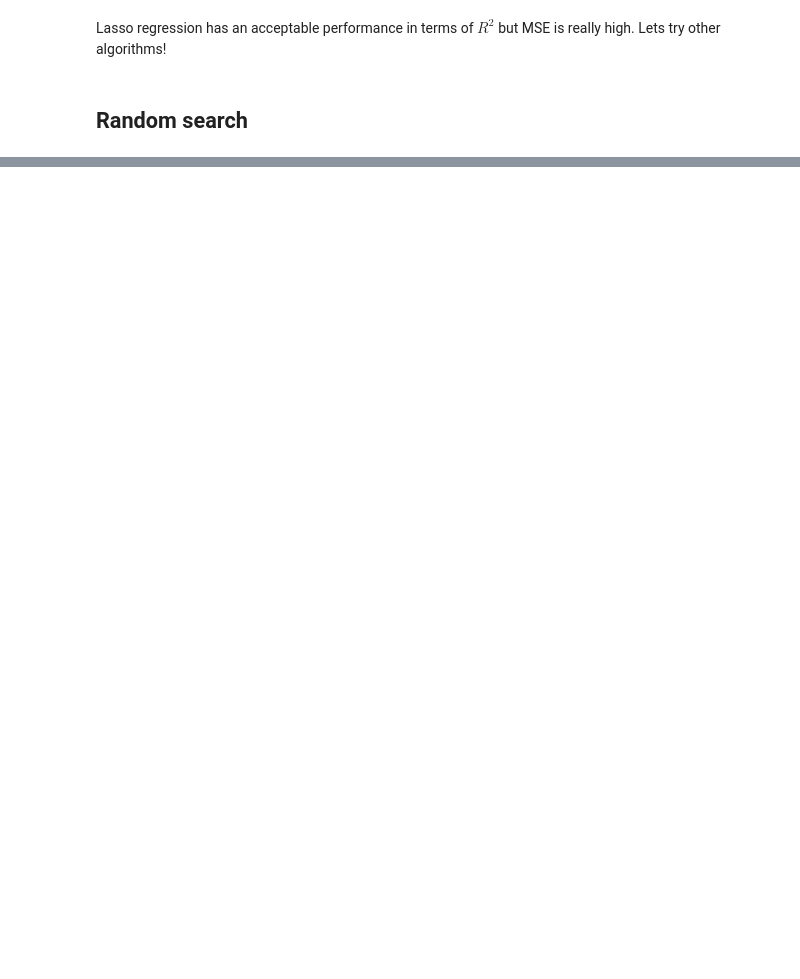
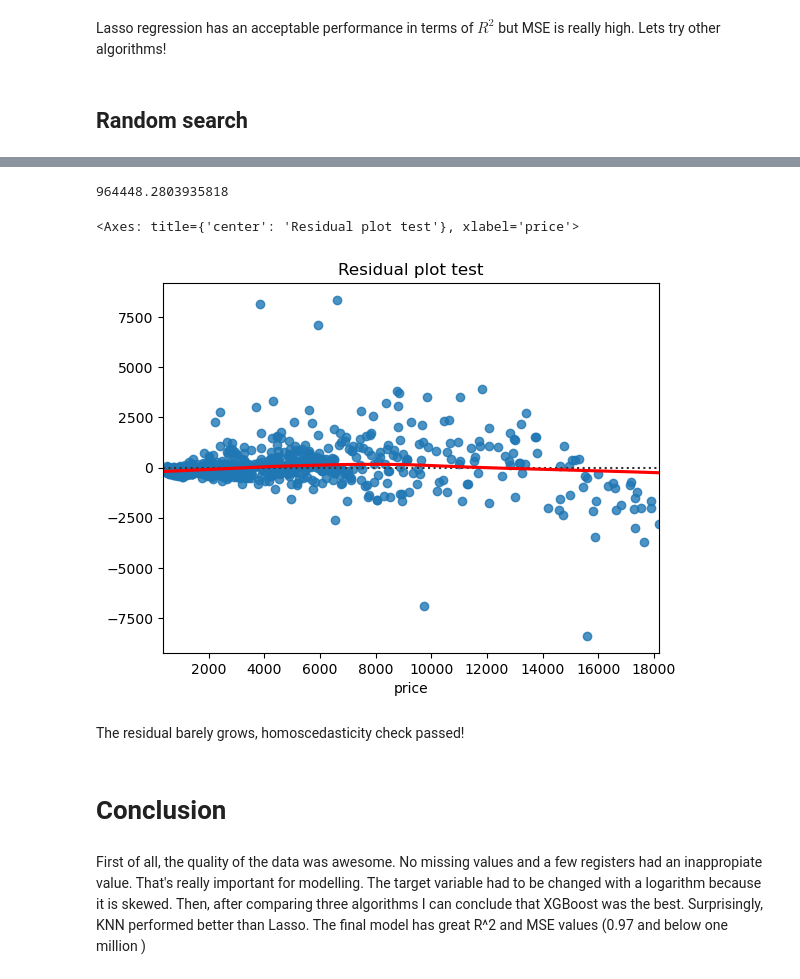
Before and after one commit to matiasmilla/xtream-ai-assignment-engineer, a Jupyter notebook: diamond_price_prediction.ipynb, the cells around one changed output, grey strips where cells are left out. Cells and saved outputs as stored; diff of their text form; code cells hidden in the pictures; blank space fills up the shorter version.

```diff
--- a/diamond_price_prediction.ipynb
+++ b/diamond_price_prediction.ipynb
@@ -261,0 +283,17 @@ The <function r2_score at 0x...> for algorithm <class 'xgboost.sklearn.XGBRegres
+# %%
+preds_test = model.predict(X_test)
+mean_squared_error(np.exp(y_test), np.exp(preds_test))
+# %% [output]
+964448.2803935818
+# %%
+plt.title("Residual plot test")
+sns.residplot(x=np.exp(y_test), y=np.exp(preds_test), lowess=True, line_kws=dict(color='r'))
+# %% [output]
+<Axes: title={'center': 'Residual plot test'}, xlabel='price'>
+[figure, added]
+# %% [markdown]
+The residual barely grows, homoscedasticity check passed!
+# %% [markdown]
+# Conclusion
+# %% [markdown]
+First of all, the quality of the data was awesome. No missing values and a few registers had an inappropiate value. That's really important for modelling. The target variable had to be changed with a logarithm because it is skewed. Then, after comparing three algorithms I can conclude that XGBoost was the best. Surprisingly, KNN performed better than Lasso. The final model has great R^2 and MSE values (0.97 and below one million )
```
Also changed, not shown: parts of 8 cells of this notebook.
